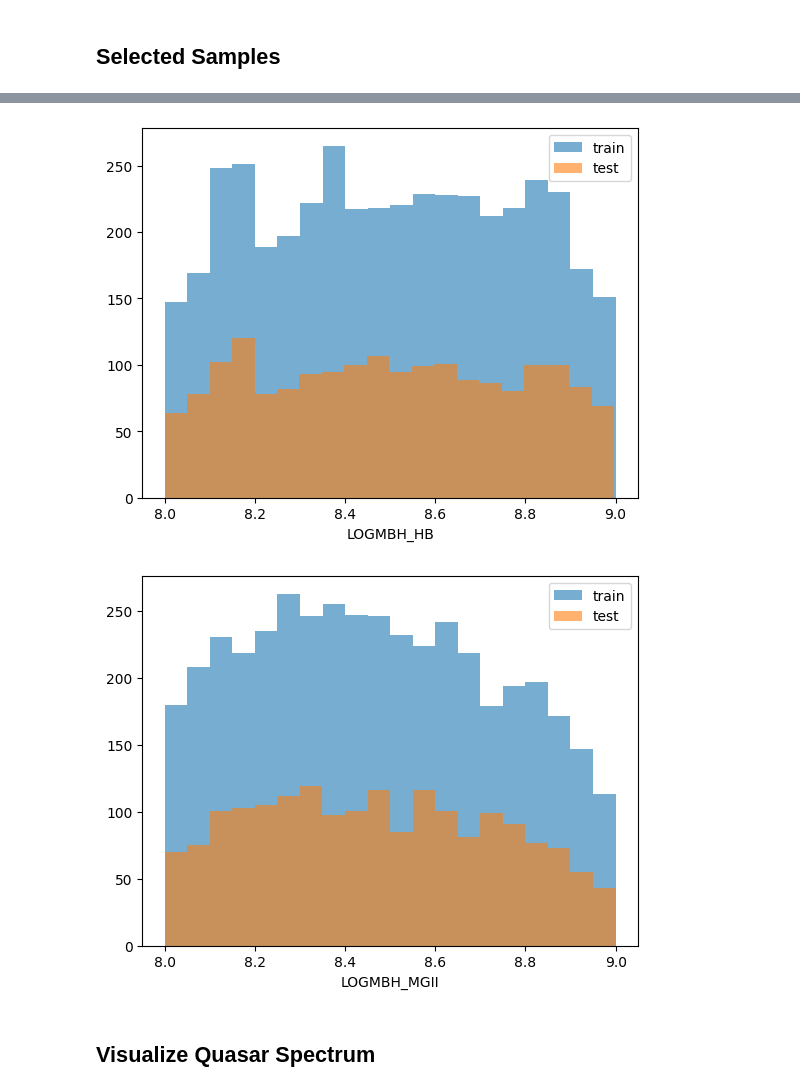
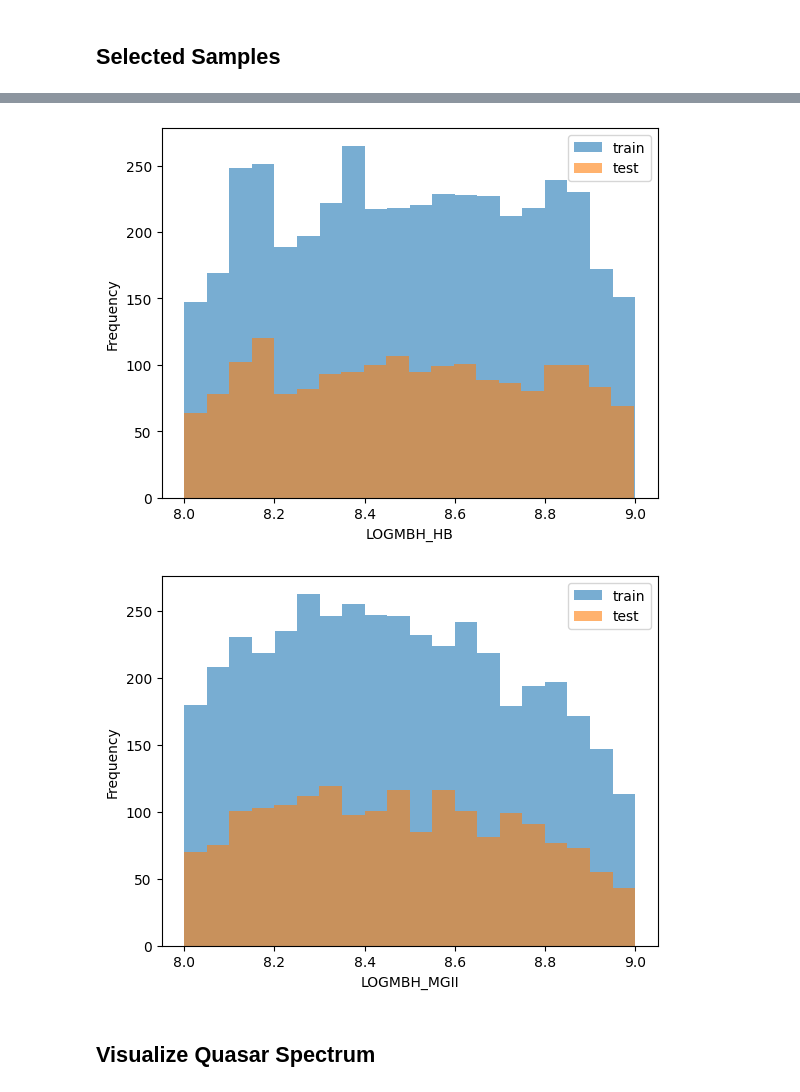
Before and after one commit to yongsukyee/uncertain_blackholemass, a Jupyter notebook: notebooks/inspect_data.ipynb, the cells around one changed output, grey strips where cells are left out. Cells and saved outputs as stored; diff of their text form; code cells hidden in the pictures.

```diff
--- a/notebooks/inspect_data.ipynb
+++ b/notebooks/inspect_data.ipynb
@@ -70,23 +87,25 @@ df_test = df_sample.iloc[data_idx['test']]
 # %%
 label_key = 'LOGMBH_HB'
 fig, ax = plt.subplots()
 ax.hist(df_train[label_key], bins=20, alpha=0.6, label='train')
 ax.hist(df_test[label_key], bins=20, alpha=0.6, label='test')
 ax.set_xlabel(label_key)
+ax.set_ylabel('Frequency')
 ax.legend()
 plt.show()
 # %% [output]
-[figure, old version]
+[figure, new version]
 # %%
 label_key = 'LOGMBH_MGII'
 fig, ax = plt.subplots()
 ax.hist(df_train[label_key], bins=20, alpha=0.6, label='train')
 ax.hist(df_test[label_key], bins=20, alpha=0.6, label='test')
 ax.set_xlabel(label_key)
+ax.set_ylabel('Frequency')
 ax.legend()
 plt.show()
 # %% [output]
-[figure, old version]
+[figure, new version]
 # %% [markdown]
 ## Visualize Quasar Spectrum
 # %%
```
Also changed, not shown: parts of 6 cells of this notebook.
